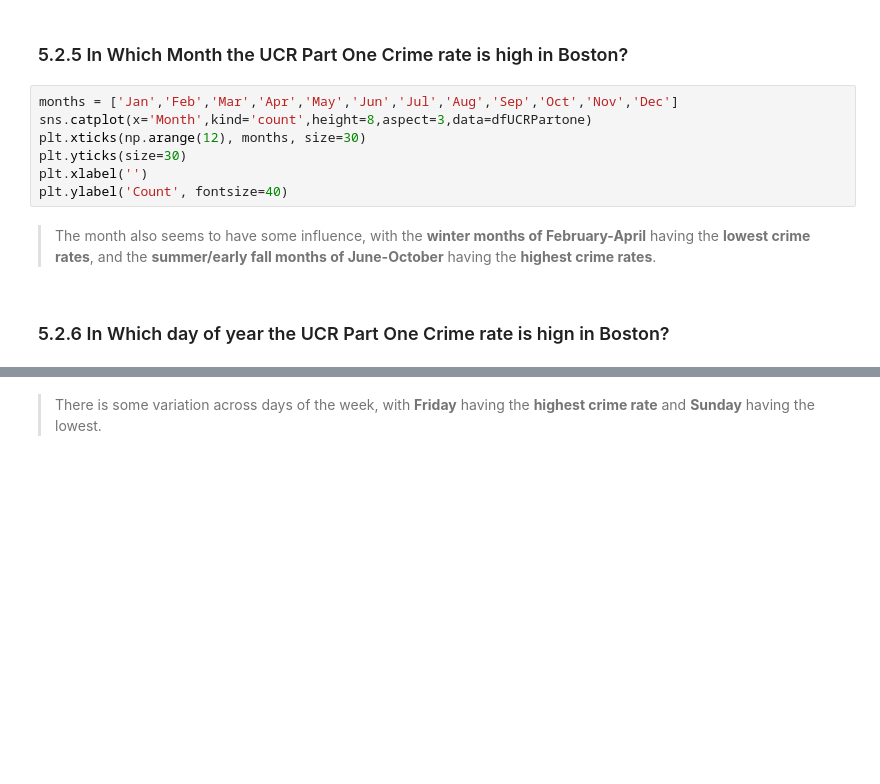
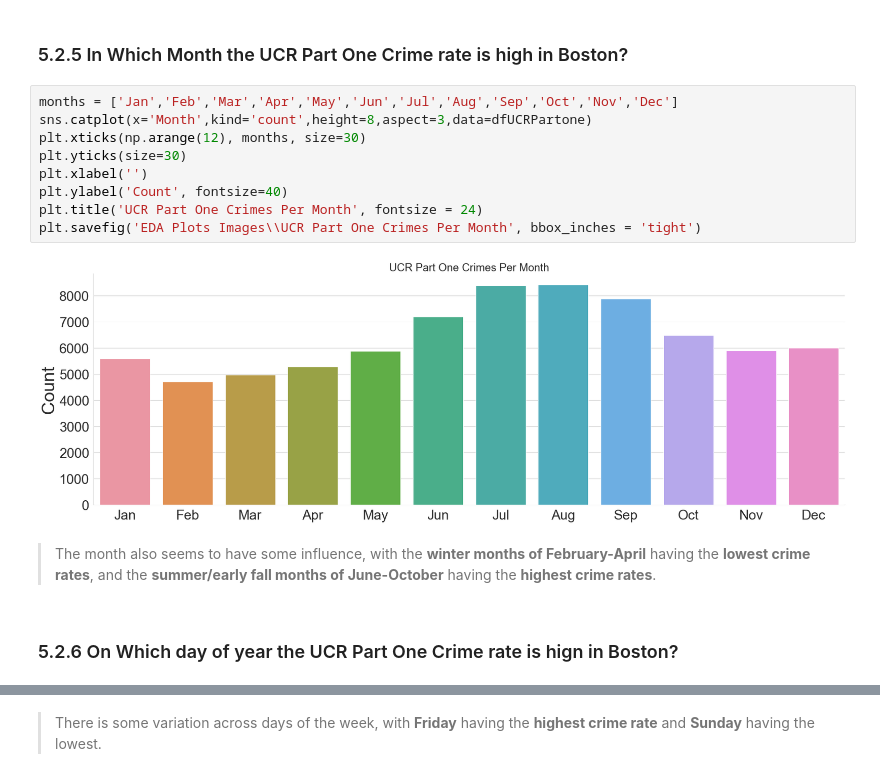
Before and after one commit to urvipasad/Exploratory-Data-Analysis-and-Data-Visualations, a Jupyter notebook: Boston Crime Data/eda-on-crimes-in-boston.ipynb, the cells around one changed output, grey strips where cells are left out. Saved outputs shown, nothing was run; the diff lists cells and outputs as text; blank space fills up the shorter version.

```diff
--- a/Boston Crime Data/eda-on-crimes-in-boston.ipynb
+++ b/Boston Crime Data/eda-on-crimes-in-boston.ipynb
@@ -507,13 +555,17 @@ dfUCRPartone[(dfUCRPartone.Offense_Code_Group == 'Larceny') & (dfUCRPartone.Year
 # %%
 months = ['Jan','Feb','Mar','Apr','May','Jun','Jul','Aug','Sep','Oct','Nov','Dec']
 sns.catplot(x='Month',kind='count',height=8,aspect=3,data=dfUCRPartone)
 plt.xticks(np.arange(12), months, size=30)
 plt.yticks(size=30)
 plt.xlabel('')
 plt.ylabel('Count', fontsize=40)
+plt.title('UCR Part One Crimes Per Month', fontsize = 24)
+plt.savefig('EDA Plots Images\\UCR Part One Crimes Per Month', bbox_inches = 'tight')
+# %% [output]
+[figure, added]
 # %% [markdown]
 > The month also seems to have some influence, with the **winter months of February-April** having the **lowest crime rates**, and the **summer/early fall months of June-October** having the **highest crime rates**.
 # %% [markdown]
 <a id=section50206></a>
-### 5.2.6 In Which day of year the UCR Part One Crime rate is hign in Boston?
+### 5.2.6 On Which day of year the UCR Part One Crime rate is hign in Boston?
 # %%
```
Also changed, not shown: parts of 26 cells of this notebook.
